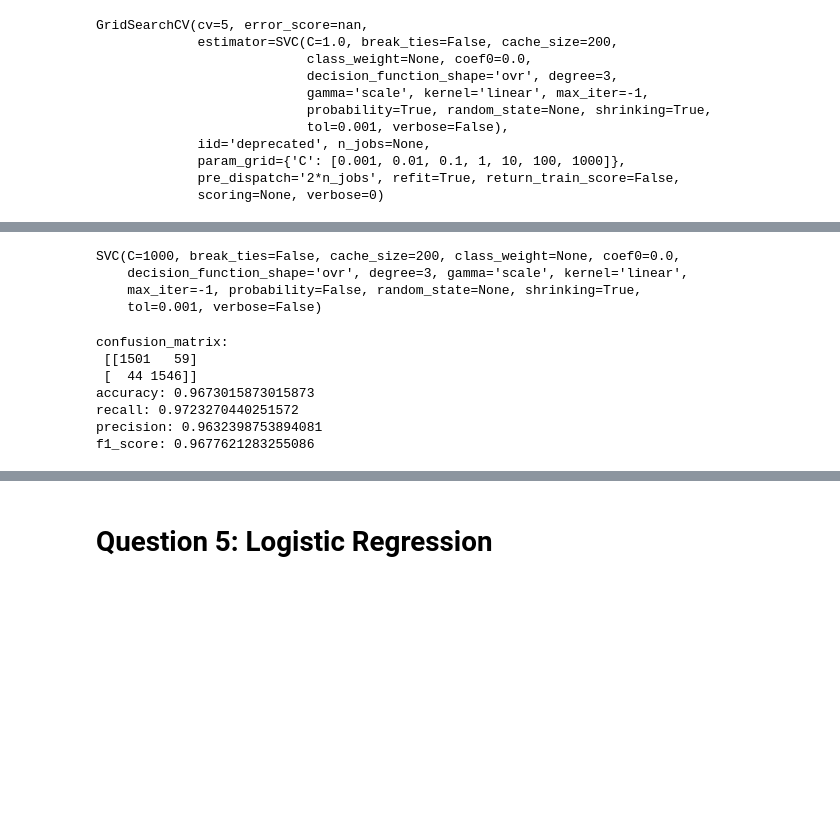
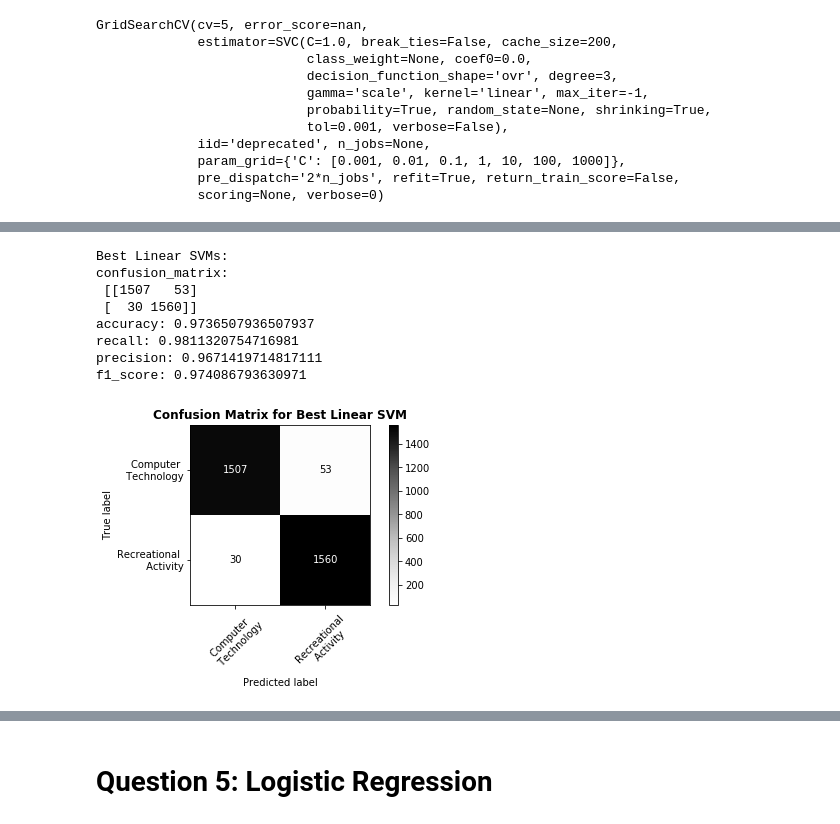
Before and after one commit to yuhaoyin/UCLA-20W-ECE219-LargeScaleDataMining, a Jupyter notebook: project1-classification/project1_code.ipynb, the cells around one changed output, grey strips where cells are left out. Saved outputs shown, nothing was run; the diff lists cells and outputs as text; code cells hidden in the pictures; blank space fills up the shorter version.

```diff
--- a/project1-classification/project1_code.ipynb
+++ b/project1-classification/project1_code.ipynb
@@ -250,28 +227,34 @@ pd.DataFrame(svm_cv.cv_results_)[['param_C','mean_test_score']] # best C: 10
-# %%
-svm_best = SVC(C=svm_cv.best_params_['C'], kernel='linear')
-svm_best.fit(X_train_LSI, Y_train_binary)
-# %% [output]
-SVC(C=1000, break_ties=False, cache_size=200, class_weight=None, coef0=0.0,
-    decision_function_shape='ovr', degree=3, gamma='scale', kernel='linear',
-    max_iter=-1, probability=False, random_state=None, shrinking=True,
-    tol=0.001, verbose=False)
 # %%
+svm_best = SVC(C=svm_cv.best_params_['C'], kernel='linear')
+svm_best.fit(X_train_LSI, Y_train_binary)
+
 Y_test_label_best = svm_best.predict(X_test_LSI)
 Y_test_prob_best = svm_best.decision_function(X_test_LSI)
 
+print('Best Linear SVMs:')
 print('confusion_matrix:\n', confusion_matrix(Y_test_binary, Y_test_label_best))
 print('accuracy:', accuracy_score(Y_test_binary, Y_test_label_best))
 print('recall:', recall_score(Y_test_binary, Y_test_label_best))
 print('precision:', precision_score(Y_test_binary, Y_test_label_best))
 print('f1_score:', f1_score(Y_test_binary, Y_test_label_best))
 # %% [output]
+Best Linear SVMs:
 confusion_matrix:
- [[1501   59]
- [  44 1546]]
-accuracy: 0.9673015873015873
-recall: 0.9723270440251572
-precision: 0.9632398753894081
-f1_score: 0.9677621283255086
+ [[1507   53]
+ [  30 1560]]
+accuracy: 0.9736507936507937
+recall: 0.9811320754716981
+precision: 0.9671419714817111
+f1_score: 0.974086793630971
+# %%
+plot_confusion_matrix(svm_best, X_test_LSI, Y_test_binary, display_labels=class_names,
+                             values_format='d', xticks_rotation=45, cmap=plt.cm.Greys)
+plt.tight_layout()
+plt.title('Confusion Matrix for Best Linear SVM', fontweight='bold')
+plt.show()
+# plt.savefig('cm_best.png')
+# %% [output]
+[figure, added]
 # %%
 fpr_best, tpr_best, _ = roc_curve(Y_test_binary, Y_test_prob_best)
 
```
Also changed, not shown: parts of 50 cells of this notebook, 1 other file.
